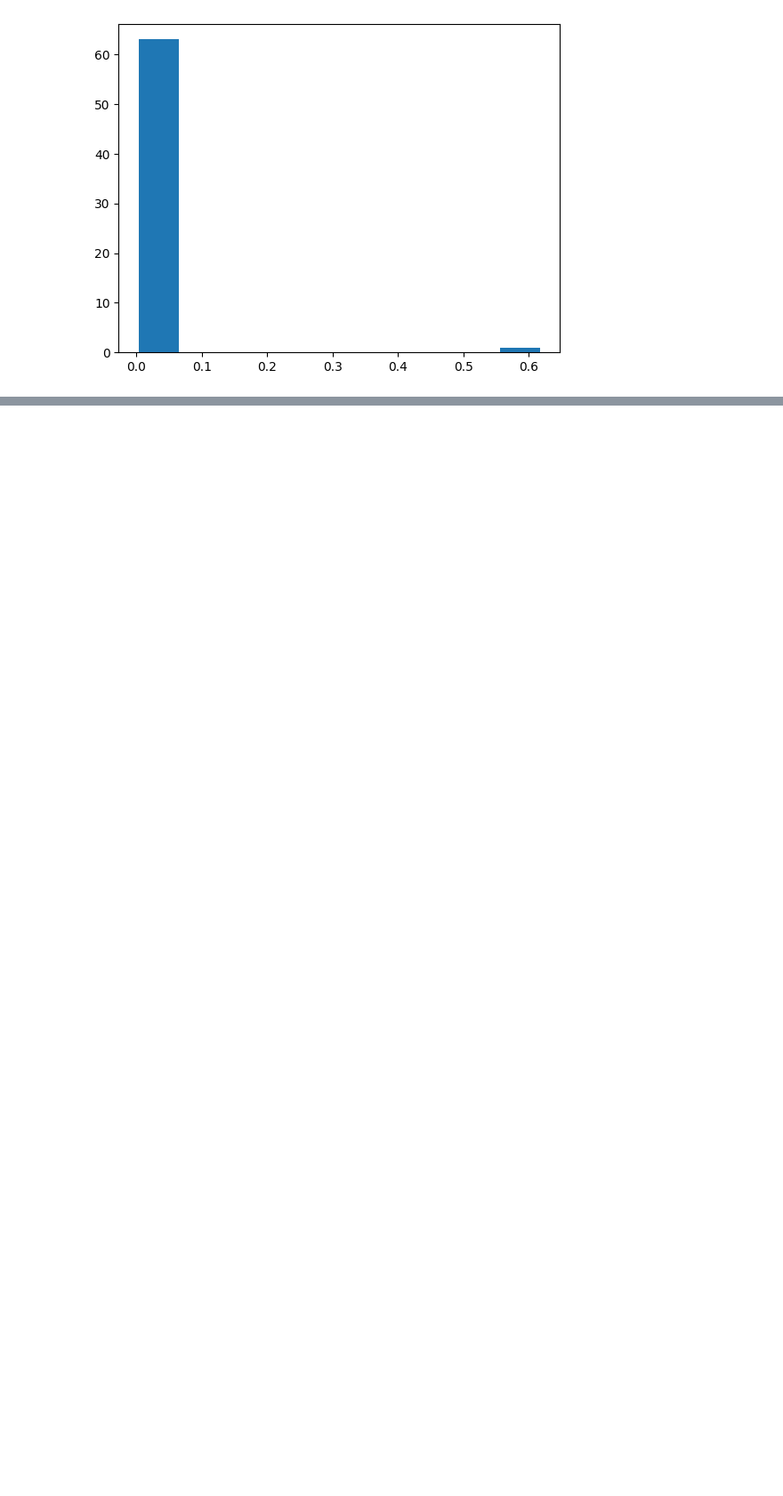
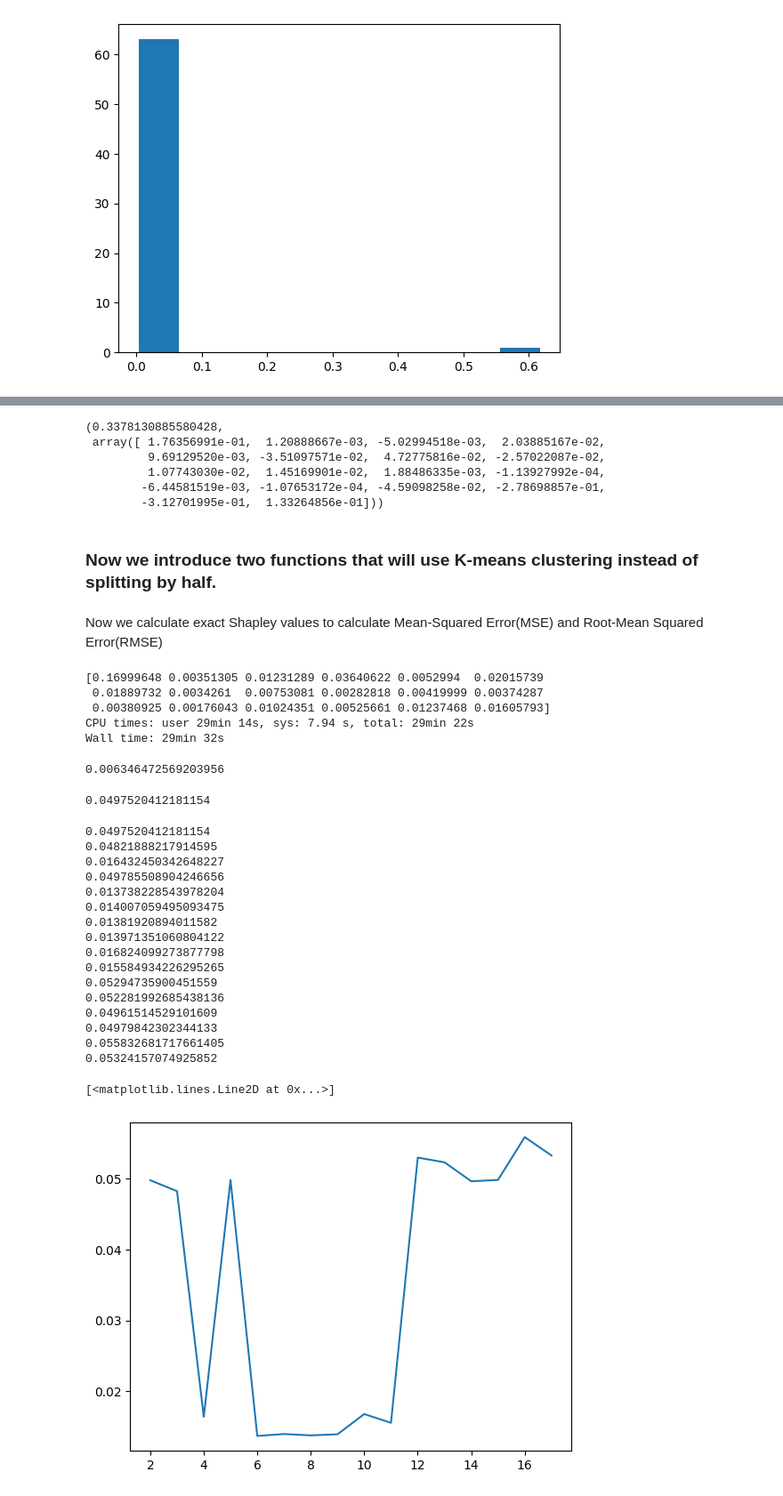
Before and after one commit to maximedidasca/hierarchical_shapley_approx, a Jupyter notebook: algo.ipynb, the cells around one changed output, grey strips where cells are left out. Shown: that part at 89% size. Cells and saved outputs as stored; diff of their text form; code cells hidden in the pictures; blank space fills up the shorter version.

```diff
--- a/algo.ipynb
+++ b/algo.ipynb
@@ -123,0 +151,14 @@ plt.show()
+# %%
+from sklearn.linear_model import LinearRegression
+#TODO change regression model to classifier
+reg = LinearRegression().fit(train_X, train_y)
+reg.score(train_X, train_y), reg.coef_
+# %% [output]
+(0.3378130885580428,
+ array([ 1.76356991e-01,  1.20888667e-03, -5.02994518e-03,  2.03885167e-02,
+         9.69129520e-03, -3.51097571e-02,  4.72775816e-02, -2.57022087e-02,
+         1.07743030e-02,  1.45169901e-02,  1.88486335e-03, -1.13927992e-04,
+        -6.44581519e-03, -1.07653172e-04, -4.59098258e-02, -2.78698857e-01,
+        -3.12701995e-01,  1.33264856e-01]))
+# %% [markdown]
+### Now we introduce two functions that will use K-means clustering instead of splitting by half.
@@ -123,0 +212,62 @@ plt.show()
+# %% [markdown]
+Now we calculate exact Shapley values to calculate Mean-Squared Error(MSE) and Root-Mean Squared Error(RMSE)
+# %%
+%%time
+true_shapley = shapley_true(np.array(train_X), np.array(train_y), reg)
+print(true_shapley)
+# %% [output]
+[0.16999648 0.00351305 0.01231289 0.03640622 0.0052994  0.02015739
+ 0.01889732 0.0034261  0.00753081 0.00282818 0.00419999 0.00374287
+ 0.00380925 0.00176043 0.01024351 0.00525661 0.01237468 0.01605793]
+CPU times: user 29min 14s, sys: 7.94 s, total: 29min 22s
+Wall time: 29min 32s
+# %%
+import numpy as np
+from sklearn.metrics import mean_squared_error
+n = train_X.shape[1]
+X2, y2, shap = main(np.array(train_X), np.array(train_y), reg, n**(1/np.sqrt(n)))
+# Compute the RMSE
+mse = mean_squared_error(true_shapley, shap)
+rmse = np.sqrt(mse)
+print(rmse)
+# %% [output]
+0.006346472569203956
+# %%
+X2, y2, shap_knn = main2(np.array(train_X), np.array(train_y), reg, n**(1/np.sqrt(n)),2)
+mse_knn = mean_squared_error(true_shapley, shap_knn)
+rmse_knn = np.sqrt(mse_knn)
+print(rmse_knn)
+# %% [output]
+0.0497520412181154
+# %%
+import matplotlib.pyplot as pl
+k_vals = []
+rmse_vals = []
+for i in range(2,18):
+    X2, y2, shap_knn = main2(np.array(train_X), np.array(train_y), reg, n**(1/np.sqrt(n)),i)
+    mse_knn_test = mean_squared_error(true_shapley, shap_knn)
+    rmse_knn_test = np.sqrt(mse_knn_test)
+    k_vals.append(i)
+    rmse_vals.append(rmse_knn_test)
+    print(rmse_knn_test)
+
+pl.plot(k_vals,rmse_vals)
+# %% [output]
+0.0497520412181154
+0.04821888217914595
+0.016432450342648227
+0.049785508904246656
+0.013738228543978204
+0.014007059495093475
+0.01381920894011582
+0.013971351060804122
+0.016824099273877798
+0.015584934226295265
+0.05294735900451559
+0.052281992685438136
+0.04961514529101609
+0.04979842302344133
+0.055832681717661405
+0.05324157074925852
+[<matplotlib.lines.Line2D at 0x...>]
+[figure, added]
```
Also changed, not shown: parts of 3 cells of this notebook.
